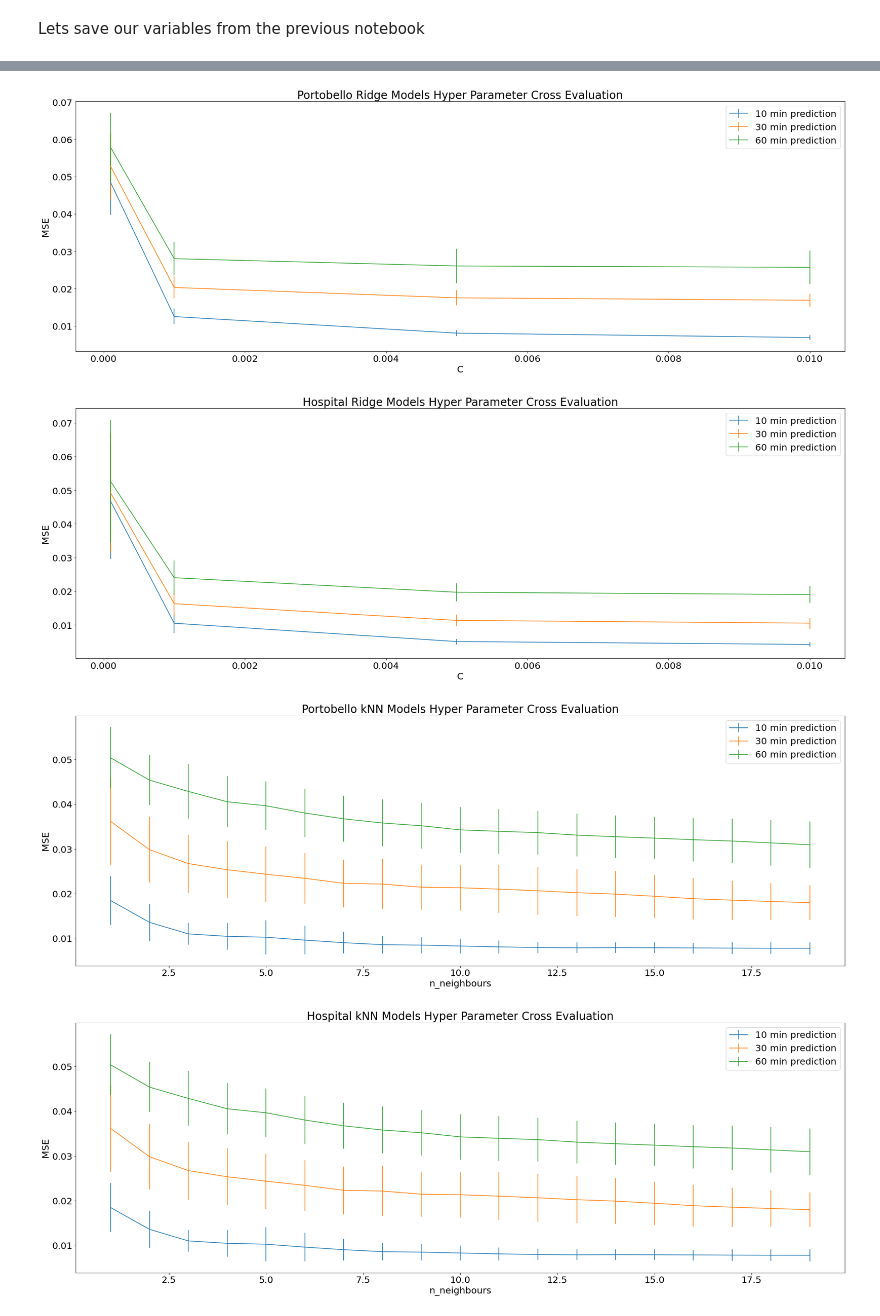
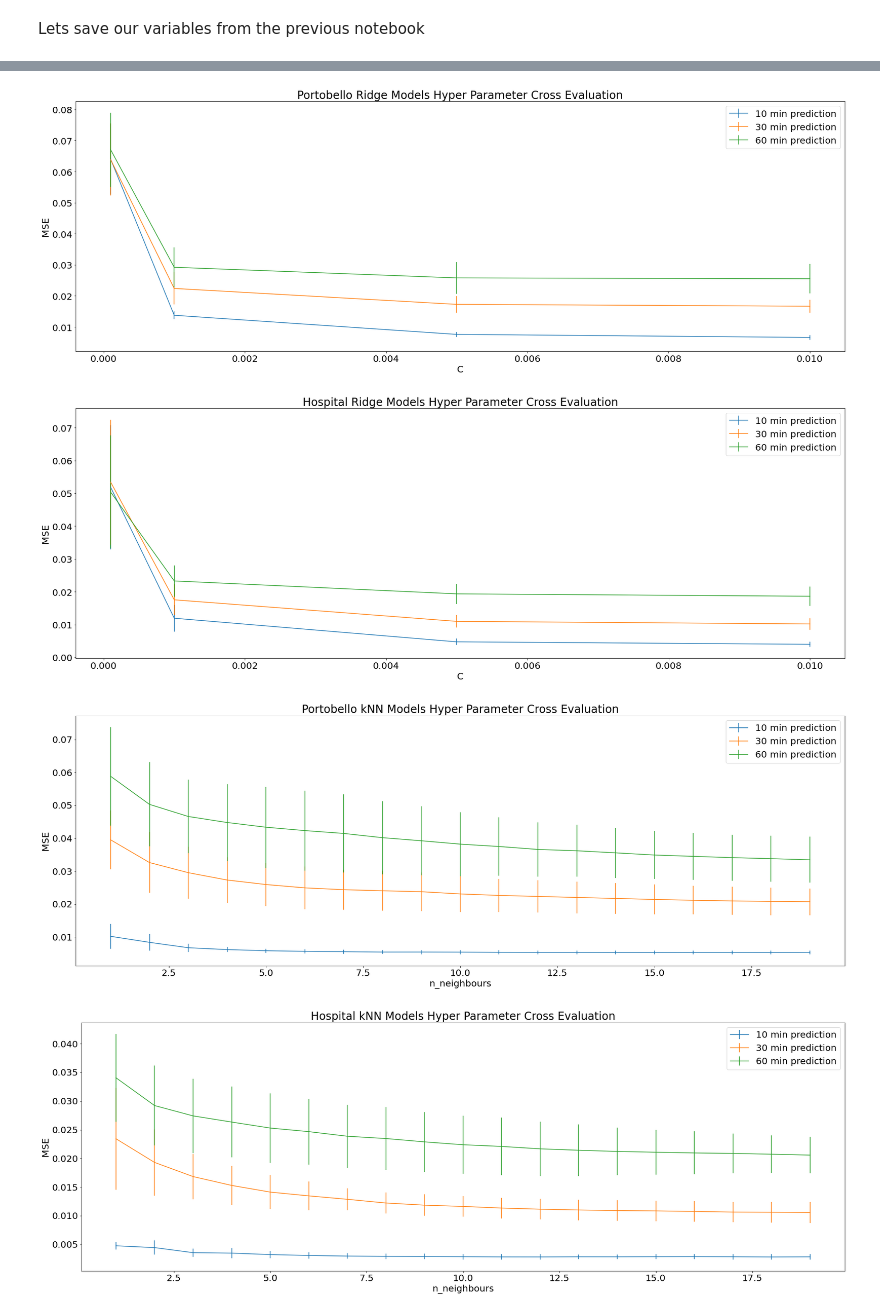
Before and after one commit to cormac-doyle/Final-Assignment-Machine-Learning, a Jupyter notebook: models.ipynb, the cells around one changed output, grey strips where cells are left out. Drawn from its saved outputs; the diff is of its cells as text; code cells hidden in the pictures.

```diff
--- a/models.ipynb
+++ b/models.ipynb
@@ -34,7 +34,7 @@ y_hospital_map = y_hospital
 X_portobello_map = X_portobello
 y_portobello_map = y_portobello
 # %%
-def test_and_train_model(model,df :pd.DataFrame, X, y, title:str):
+"""def test_and_train_model(model,df :pd.DataFrame, X, y, title:str):
     cv = TimeSeriesSplit(n_splits=5)
     mse_scores=[]
     split_count=0
@@ -57,4 +57,4 @@ def test_and_train_model(model,df :pd.DataFrame, X, y, title:str):
 
 
     print("MSE: "+str(np.mean(mse_scores)))
-    plt.title(title+" MSE: "+str(np.mean(mse_scores)))
+    plt.title(title+" MSE: "+str(np.mean(mse_scores)))"""
@@ -61,5 +63,5 @@ def test_and_train_model(model,df :pd.DataFrame, X, y, title:str):
 # %%
-def test_and_train_model(model_name:str,model, X, y):
+def test_and_train_model(model, X, y):
 
     kf = KFold(n_splits=5)
     mse_scores=[]
@@ -107,7 +116,7 @@ def cross_evaluate_models(model_name:str,hyper_param_range, X_map,y_map):
     }
 
 
-    model = DummyRegressor()
+
 
     for hyper_param in hyper_param_range:
 
@@ -118,7 +127,7 @@ def cross_evaluate_models(model_name:str,hyper_param_range, X_map,y_map):
 
         for key in model_scores:
 
-            scores = test_and_train_model(key,model, X_map[key], y_map[key])
+            scores = test_and_train_model(model, X_map[key], y_map[key])
 
             model_scores[key]["C"].append(hyper_param)
             model_scores[key]["MEAN"].append(scores[0])
@@ -141,10 +161,10 @@ portobello_model_scores = cross_evaluate_models("ridge", [0.0001,0.001,0.005,0.0
 
 plot_cross_eval(portobello_model_scores,"Portobello Ridge Models Hyper Parameter Cross Evaluation","C")
 # %% [output]
-[figure, old version]
+[figure, new version]
 # %%
 hospital_model_scores = cross_evaluate_models("ridge", [0.0001,0.001,0.005,0.01],X_hospital_map, y_hospital_map)
 
 plot_cross_eval(hospital_model_scores,"Hospital Ridge Models Hyper Parameter Cross Evaluation","C")
 # %% [output]
-[figure, old version]
+[figure, new version]
@@ -151,12 +178,12 @@ plot_cross_eval(hospital_model_scores,"Hospital Ridge Models Hyper Parameter Cro
 # %%
-portobello_model_scores = cross_evaluate_models("kNN", range(1,20),X_hospital_map, y_hospital_map)
+portobello_model_scores = cross_evaluate_models("kNN", range(1,20),X_portobello_map, y_portobello_map)
 
 plot_cross_eval(portobello_model_scores,"Portobello kNN Models Hyper Parameter Cross Evaluation","n_neighbours")
 # %% [output]
-[figure, old version]
+[figure, new version]
 # %%
 hospital_model_scores = cross_evaluate_models("kNN", range(1,20),X_hospital_map, y_hospital_map)
 
-plot_cross_eval(portobello_model_scores,"Hospital kNN Models Hyper Parameter Cross Evaluation","n_neighbours")
+plot_cross_eval(hospital_model_scores,"Hospital kNN Models Hyper Parameter Cross Evaluation","n_neighbours")
 # %% [output]
-[figure, old version]
+[figure, new version]
```
Also changed, not shown: parts of 14 cells of this notebook, 1 other file.
